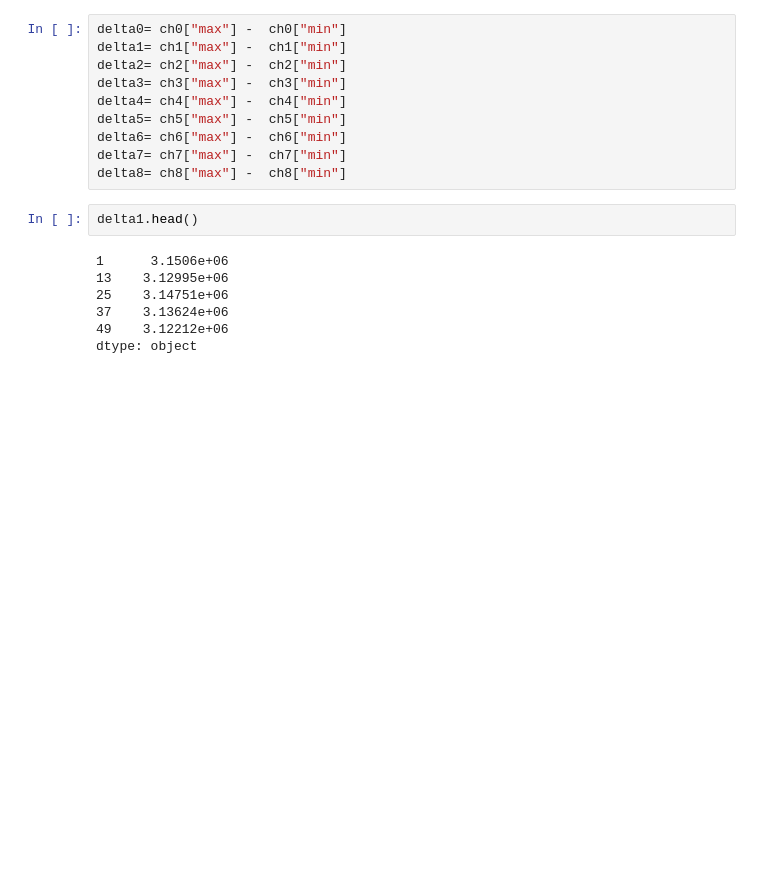
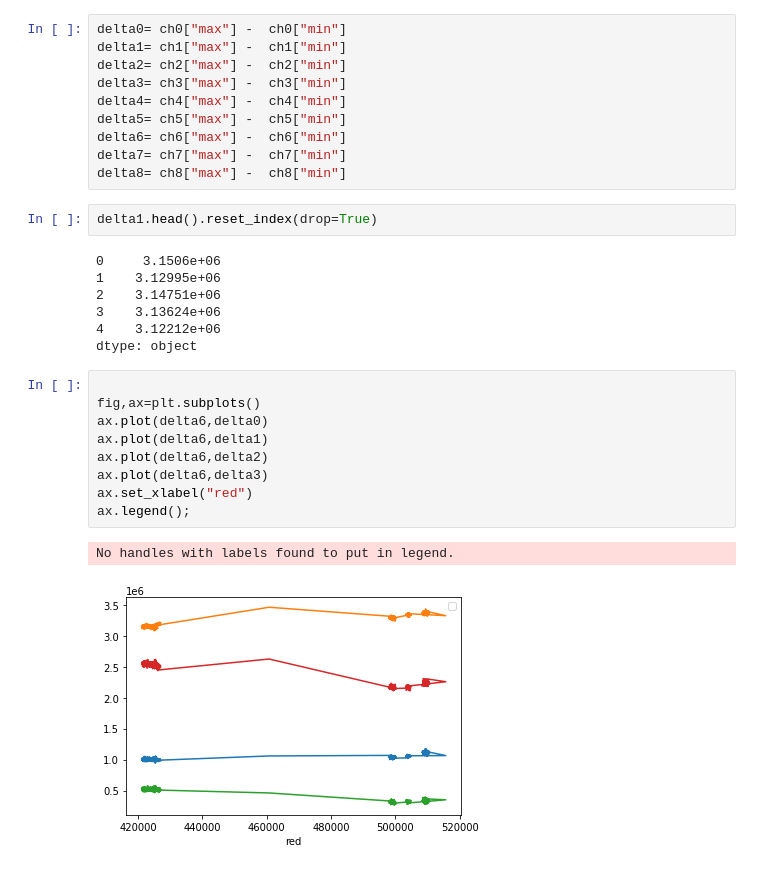
Before and after one commit to ahmadasmandar/python_tutorials, a Jupyter notebook: data_manipulation/workwithfis.ipynb, the cells around one changed output. Saved outputs shown, nothing was run; the diff lists cells and outputs as text; blank space fills up the shorter version.

Commit message:
plot all realtion with the ir channels

```diff
--- a/data_manipulation/workwithfis.ipynb
+++ b/data_manipulation/workwithfis.ipynb
@@ -42,11 +44,23 @@ delta6= ch6["max"] -  ch6["min"]
 delta7= ch7["max"] -  ch7["min"]
 delta8= ch8["max"] -  ch8["min"]
 # %%
-delta1.head()
+delta1.head().reset_index(drop=True)
 # %% [output]
-1      3.1506e+06
-13    3.12995e+06
-25    3.14751e+06
-37    3.13624e+06
-49    3.12212e+06
+0     3.1506e+06
+1    3.12995e+06
+2    3.14751e+06
+3    3.13624e+06
+4    3.12212e+06
 dtype: object
+# %%
+
+fig,ax=plt.subplots()
+ax.plot(delta6,delta0)
+ax.plot(delta6,delta1)
+ax.plot(delta6,delta2)
+ax.plot(delta6,delta3)
+ax.set_xlabel("red")
+ax.legend();
+# %% [output]
+No handles with labels found to put in legend.
+[figure, added]
```
Also changed, not shown: parts of 5 cells of this notebook.
